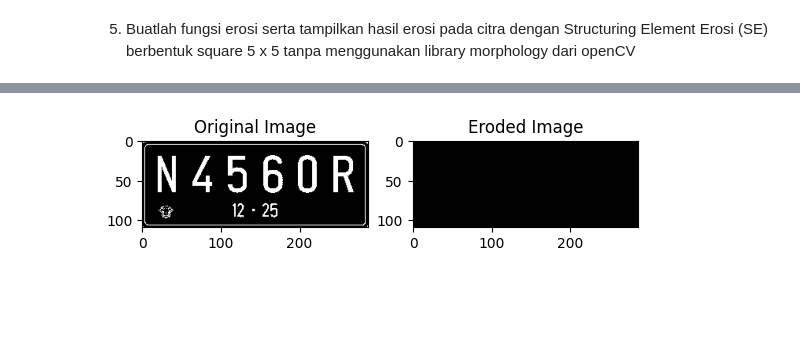
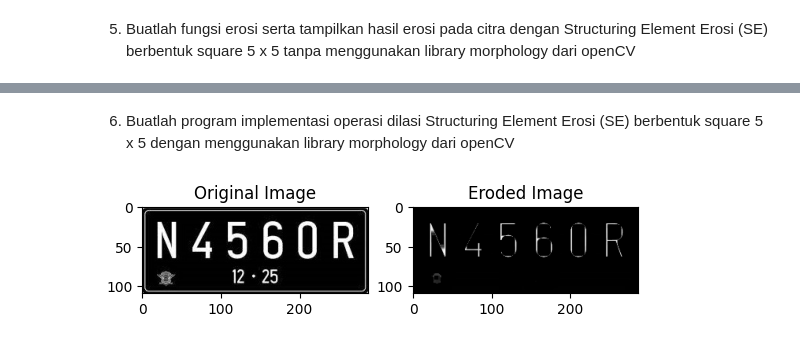
Before and after one commit to zakyzuf/PCVK_Ganjil_2023, a Jupyter notebook: Week09.ipynb, the cells around one changed output, grey strips where cells are left out. Drawn from its saved outputs; the diff is of its cells as text; code cells hidden in the pictures; blank space fills up the shorter version.

```diff
--- a/Week09.ipynb
+++ b/Week09.ipynb
@@ -76,30 +117,17 @@ plt.show()
+# %% [markdown]
+6. Buatlah program implementasi operasi dilasi Structuring Element Erosi (SE) berbentuk square 5 x 5 dengan menggunakan library morphology dari openCV
 # %%
-def erode(image, se):
-    output = np.zeros(image.shape, dtype=np.uint8)
-    rows, cols = image.shape
-
-    # Looping untuk melakukan erosi
-    for i in range(2, rows - 2):
-        for j in range(2, cols - 2):
-            if np.all(image[i-2:i+3, j-2:j+3] == se):
-                output[i, j] = 255
-
-    return output
-
 image = cv2.imread('/content/drive/MyDrive/PCVK/plat_nomer.jpg',0)
 
-# Konversi citra menjadi citra biner
-ret, thresh = cv2.threshold(image, 127, 255, cv2.THRESH_BINARY)
+# Membuat kernel untuk erosi
+kernel = np.ones((5, 5), np.uint8)
 
-# Buat Structuring Element (SE) berbentuk square 5 x 5
-se = np.ones((5, 5), np.uint8)
+# Melakukan operasi erosi
+eroded_image = cv2.erode(image, kernel, iterations=1)
 
-# Terapkan erosi
-eroded_image = erode(thresh, se)
-
-# Tampilkan gambar asli dan hasil erosi
-plt.subplot(1, 2, 1), plt.imshow(thresh, cmap='gray'), plt.title('Original Image')
+# Menampilkan gambar asli dan hasil erosi
+plt.subplot(1, 2, 1), plt.imshow(image, cmap='gray'), plt.title('Original Image')
 plt.subplot(1, 2, 2), plt.imshow(eroded_image, cmap='gray'), plt.title('Eroded Image')
 plt.show()
 # %% [output]
-[figure, old version]
+[figure, new version]
```
Also changed, not shown: parts of 41 cells of this notebook.
